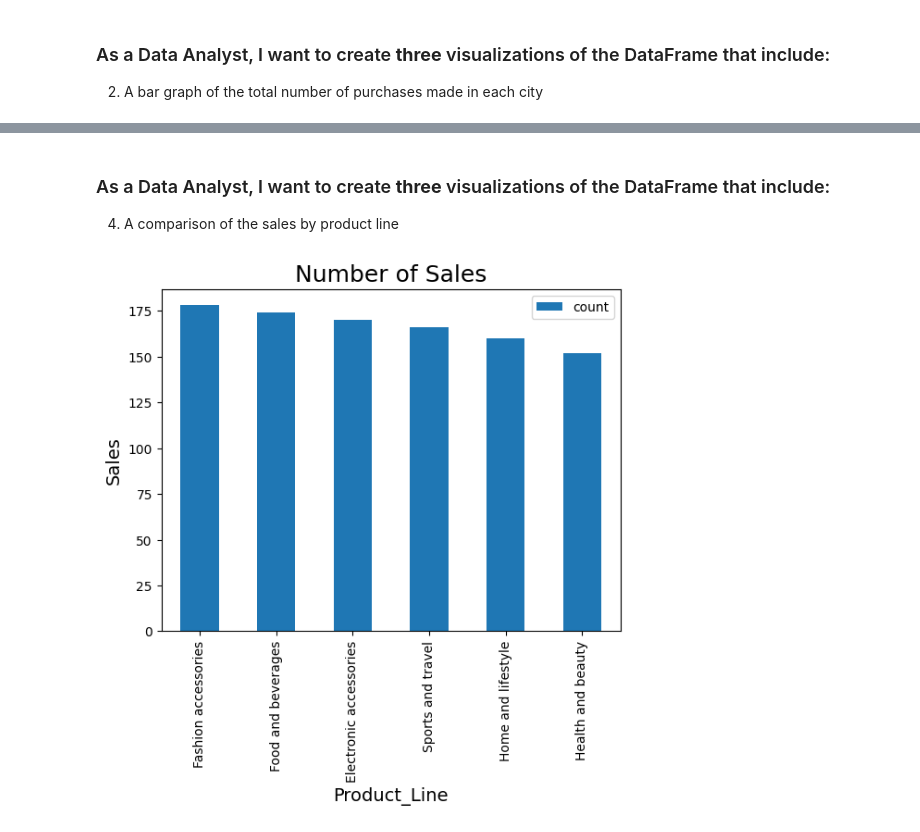
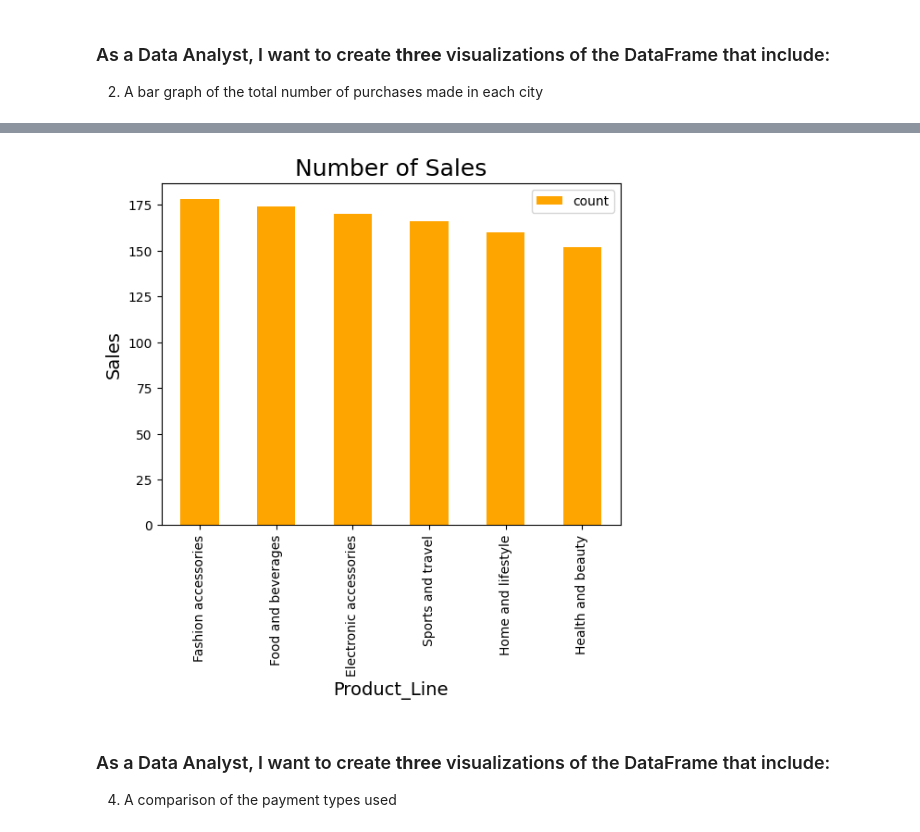
Before and after one commit to JenVega09/ExploratoryDataAnalysis, a Jupyter notebook: exploratory_data_analysis.ipynb, the cells around one changed output, grey strips where cells are left out. Cells and saved outputs as stored; diff of their text form; code cells hidden in the pictures.

```diff
--- a/exploratory_data_analysis.ipynb
+++ b/exploratory_data_analysis.ipynb
@@ -127,10 +134,10 @@ gender_pie_chart = gender_df.plot.pie(y = "count", figsize = (9,6))
+# %%
+product_bar_chart = product_sales_df.plot.bar(color = ["orange","red"])
+plt.title("Number of Sales", fontsize = 18);
+plt.xlabel("Product_Line", fontsize = 14);
+plt.ylabel("Sales", fontsize = 14);
+# %% [output]
+[figure, added]
 # %% [markdown]
 ### As a Data Analyst, I want to create **three** visualizations of the DataFrame that include:
-4. A comparison of the sales by product line
+4. A comparison of the payment types used
-# %%
-product_bar_chart = product_sales_df.plot.bar()
-plt.title("Number of Sales", fontsize = 18);
-plt.xlabel("Product_Line", fontsize = 14);
-plt.ylabel("Sales", fontsize = 14);
-# %% [output]
-[figure, removed]
```
Also changed, not shown: parts of 4 cells of this notebook.
